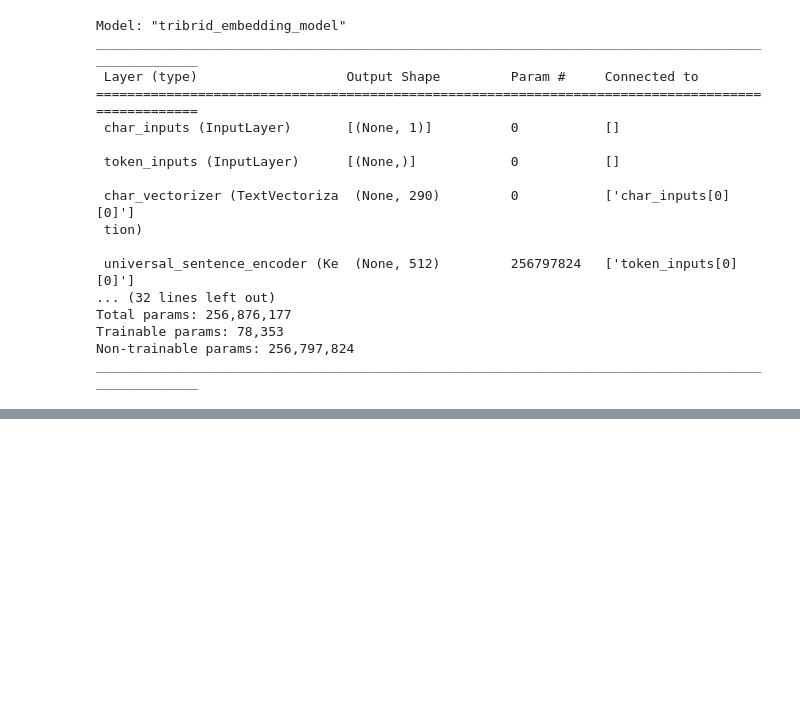
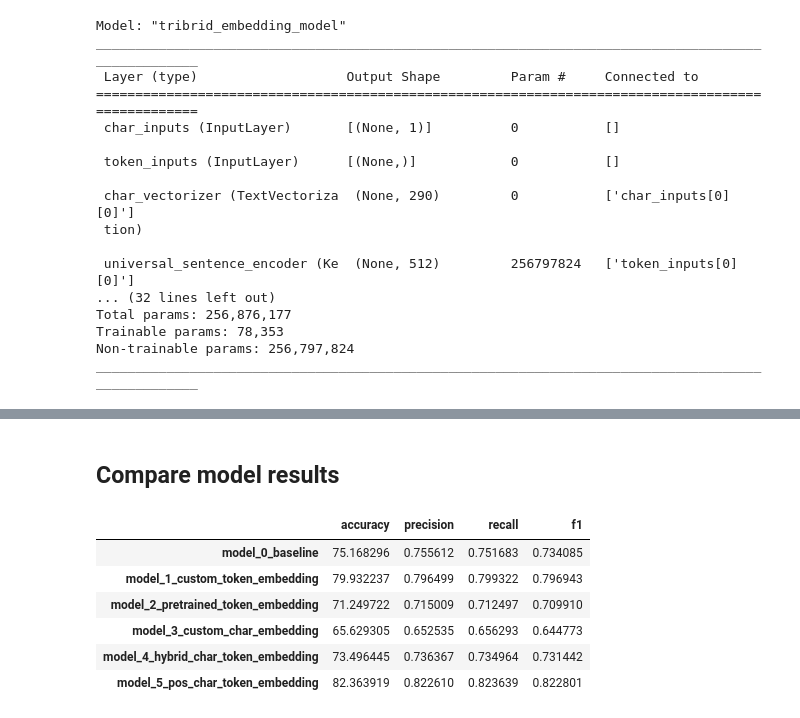
Before and after one commit to jrassoul/TensorFlow_Developer_Certificate_ZTM, a Jupyter notebook: 09_SkimLit_nlp_milestone_project/09_SkimLit_nlp_milestone_project_2.ipynb, the cells around one changed output, grey strips where cells are left out. Drawn from its saved outputs; the diff is of its cells as text; code cells hidden in the pictures; blank space fills up the shorter version.

```diff
--- a/09_SkimLit_nlp_milestone_project/09_SkimLit_nlp_milestone_project_2.ipynb
+++ b/09_SkimLit_nlp_milestone_project/09_SkimLit_nlp_milestone_project_2.ipynb
@@ -1385,0 +1383,20 @@ model_4_results
+# %% [markdown]
+## Compare model results
+# %%
+# Combine model results into a dataframe
+all_model_results = pd.DataFrame({"model_0_baseline": model_0_results,
+                                 "model_1_custom_token_embedding": model_1_results,
+                                 "model_2_pretrained_token_embedding": model_2_results,
+                                 "model_3_custom_char_embedding": model_3_results,
+                                 "model_4_hybrid_char_token_embedding": model_4_results,
+                                 "model_5_pos_char_token_embedding": model_5_results})
+all_model_results = all_model_results.transpose()
+all_model_results
+# %% [output]
+|  | accuracy | precision | recall | f1 |
+| model_0_baseline | 75.168296 | 0.755612 | 0.751683 | 0.734085 |
+| model_1_custom_token_embedding | 79.932237 | 0.796499 | 0.799322 | 0.796943 |
+| model_2_pretrained_token_embedding | 71.249722 | 0.715009 | 0.712497 | 0.709910 |
+| model_3_custom_char_embedding | 65.629305 | 0.652535 | 0.656293 | 0.644773 |
+| model_4_hybrid_char_token_embedding | 73.496445 | 0.736367 | 0.734964 | 0.731442 |
+| model_5_pos_char_token_embedding | 82.363919 | 0.822610 | 0.823639 | 0.822801 |
```
Also changed, not shown: parts of 39 cells of this notebook.
